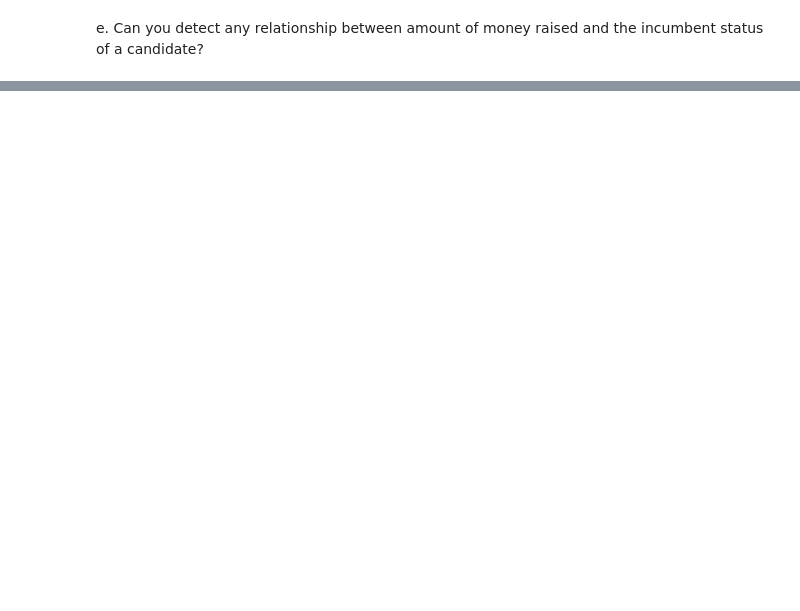
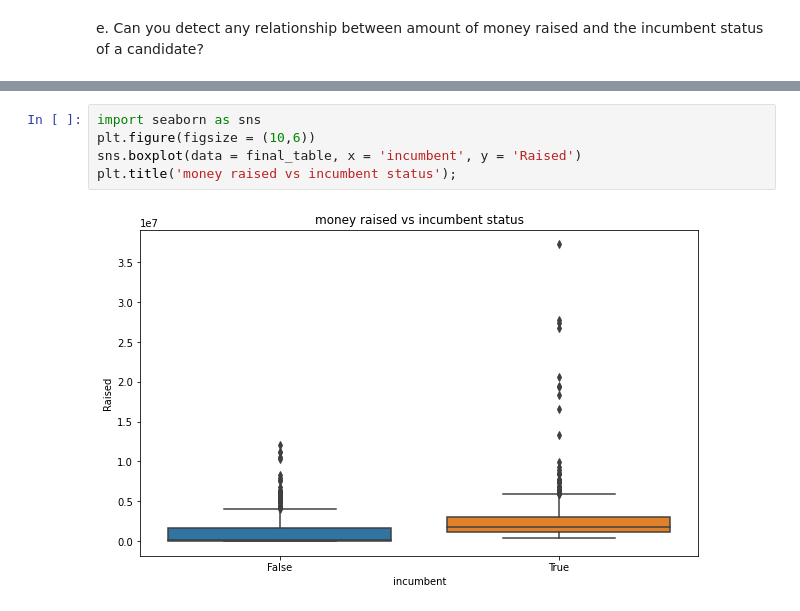
Before and after one commit to nedatahe/webscraping_open_secrets-blue-barracudas-1, a Jupyter notebook: notebooks/webscraping-project.ipynb, the cells around one changed output, grey strips where cells are left out. Saved outputs shown, nothing was run; the diff lists cells and outputs as text; blank space fills up the shorter version.

```diff
--- a/notebooks/webscraping-project.ipynb
+++ b/notebooks/webscraping-project.ipynb
@@ -450,0 +513,7 @@ e. Can you detect any relationship between amount of money raised and the incumb
+# %%
+import seaborn as sns
+plt.figure(figsize = (10,6))
+sns.boxplot(data = final_table, x = 'incumbent', y = 'Raised')
+plt.title('money raised vs incumbent status');
+# %% [output]
+[figure, added]
```
Also changed, not shown: parts of 10 cells of this notebook.
